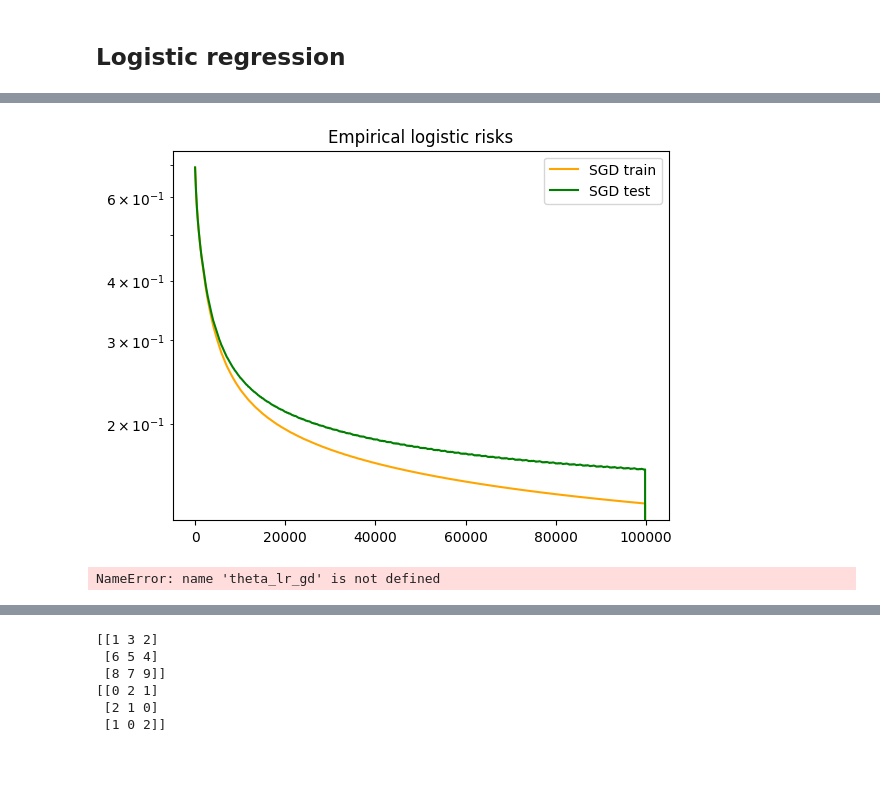
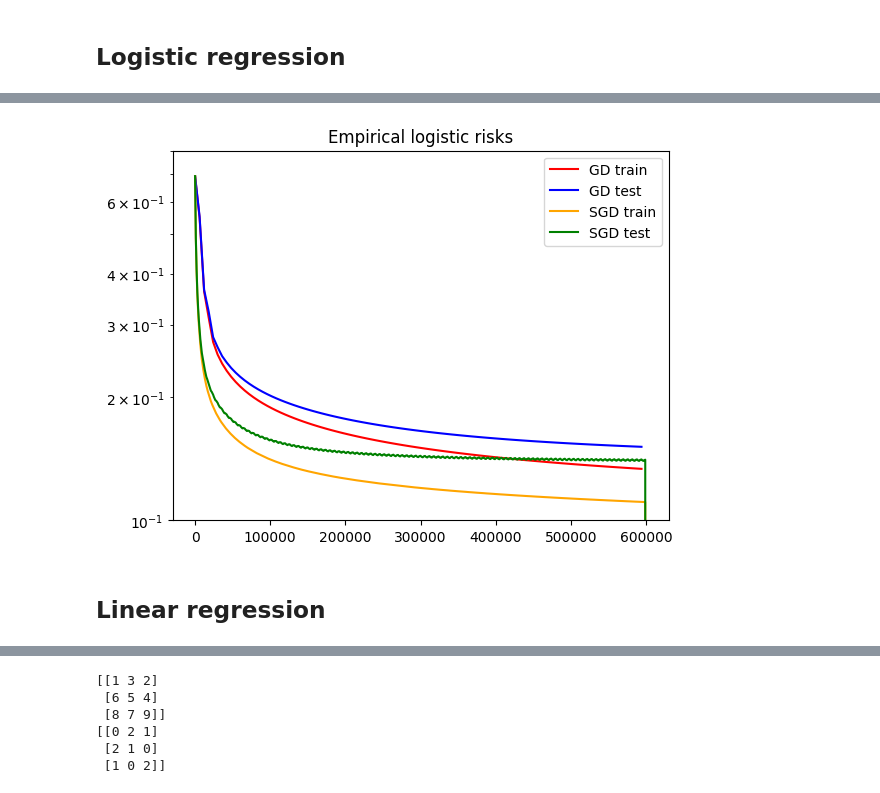
Before and after one commit to Hazdard/AppStat, a Jupyter notebook: DM_1/Sacha-Ben-Arous-DM1.ipynb, the cells around one changed output, grey strips where cells are left out. Drawn from its saved outputs; the diff is of its cells as text; code cells hidden in the pictures; blank space fills up the shorter version.

```diff
--- a/DM_1/Sacha-Ben-Arous-DM1.ipynb
+++ b/DM_1/Sacha-Ben-Arous-DM1.ipynb
@@ -139,11 +64,11 @@ def theta(v): return 1 / (1+np.exp(-np.clip(v,-30,30)))
 def gradL(s,r): return - 1/s.shape[0] * r * theta(-s * r)
 def grad_lr(w): return X_train.transpose().dot( gradL((X_train@w),Y_train) )
 # %%
-T_lr_gd = 500
+T_lr_gd = 100
 emp_risks_lr_gd = np.zeros(T_lr_gd)
 test_risks_lr_gd = np.zeros(T_lr_gd)
 theta_lr_gd = np.zeros(X_train.shape[1])
-gamma = 0.003
+gamma = 0.069
 for t in range(T_lr_gd):
     emp_risks_lr_gd[t] = emp_risk_lr(theta_lr_gd)
     test_risks_lr_gd[t] = test_risk_lr(theta_lr_gd)
@@ -162,8 +77,8 @@ plt.show()
 def grad_sto_lr(w,i):
     return -X_train[i%n_small]*Y_train[i%n_small]*theta(-(X_train[i%n_small]@w)*Y_train[i%n_small])
 # %%
-T_lr_sgd = 100000
-T_lr_test_period = 200
+T_lr_sgd = T_gd*n_small
+T_lr_test_period = 1000
 emp_risks_lr_sgd = np.zeros(int(T_lr_sgd/T_lr_test_period)+1)
 test_risks_lr_sgd = np.zeros(int(T_lr_sgd/T_lr_test_period)+1)
 theta_lr_sgd = np.zeros(X_train.shape[1])
@@ -173,19 +88,19 @@ for t in range(T_lr_sgd):
         emp_risks_lr_sgd[int(t/T_lr_test_period)] = emp_risk_lr(theta_lr_sgd)
         test_risks_lr_sgd[int(t/T_lr_test_period)] = test_risk_lr(theta_lr_sgd)
     theta_lr_sgd -= gamma*grad_sto_lr(theta_lr_sgd,t)
-# %%
-ts_lr_sgd = [t*T_lr_test_period for t in range(int(T_lr_sgd/T_lr_test_period)+1)]
-plt.semilogy(ts_lr_sgd, emp_risks_lr_sgd, 'orange', label = 'SGD train')
-plt.semilogy(ts_lr_sgd, test_risks_lr_sgd, 'green', label = 'SGD test')
-plt.legend()
-plt.title('Empirical logistic risks')
-plt.show()
-# %% [output]
-[figure, removed]
-# %%
-plt.imshow(np.reshape(theta_lr_gd,(28,28)), cmap='binary')
-plt.show()
-plt.imshow(np.reshape(theta_lr_sgd,(28,28)), cmap='binary')
-plt.show()
-# %% [output]
-NameError: name 'theta_lr_gd' is not defined
+# %%
+ts_lr_gd = [n_small*t for t in range(T_lr_gd)]
+ts_lr_sgd = [t*T_lr_test_period for t in range(int(T_lr_sgd/T_lr_test_period)+1)]
+plt.semilogy(ts_lr_gd, emp_risks_lr_gd, 'red', label='GD train')
+plt.semilogy(ts_lr_gd, test_risks_lr_gd, 'blue', label='GD test')
+plt.semilogy(ts_lr_sgd, emp_risks_lr_sgd, 'orange', label = 'SGD train')
+plt.semilogy(ts_lr_sgd, test_risks_lr_sgd, 'green', label = 'SGD test')
+plt.legend()
+plt.ylim(10**(-1),0.8)
+plt.title('Empirical logistic risks')
+plt.show()
+# %% [output]
+[figure, added]
+# %% [markdown]
+Linear regression
+-----------------------------------
```
Also changed, not shown: parts of 36 cells of this notebook.
